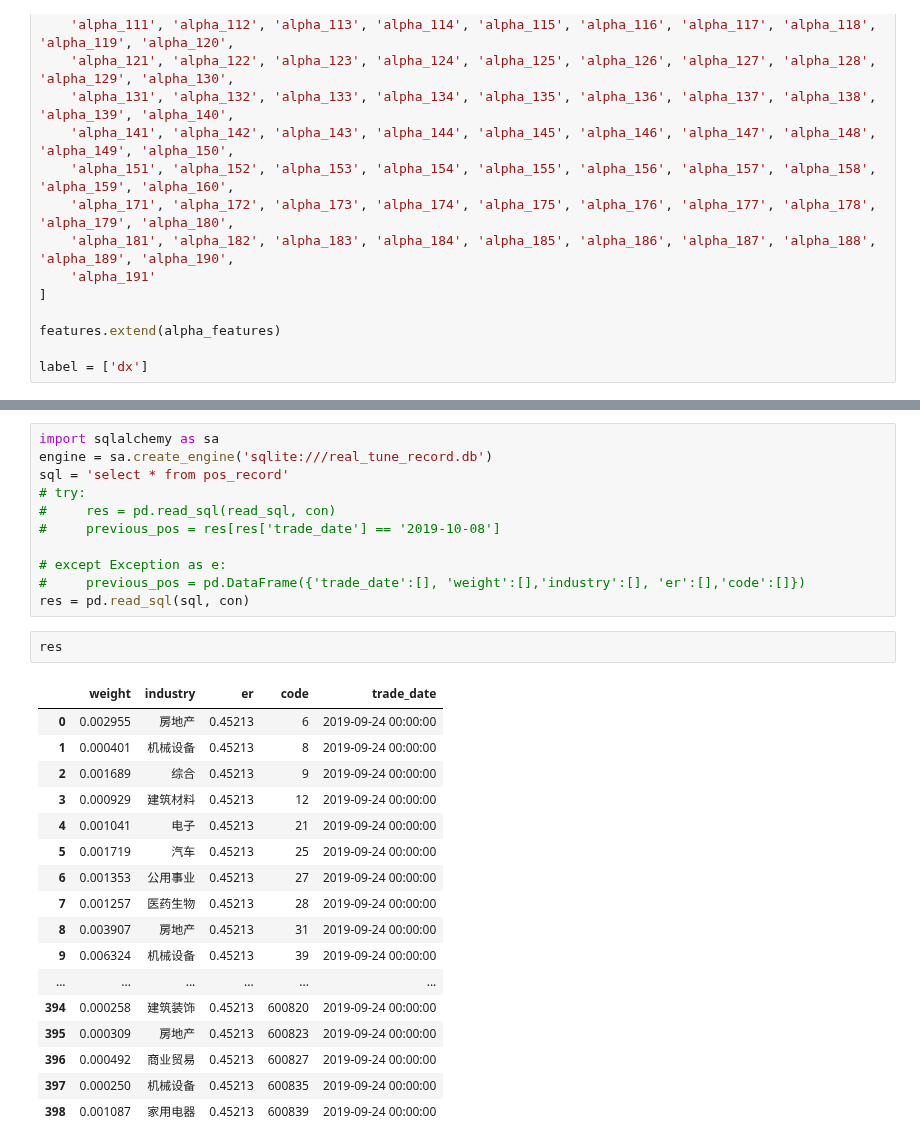
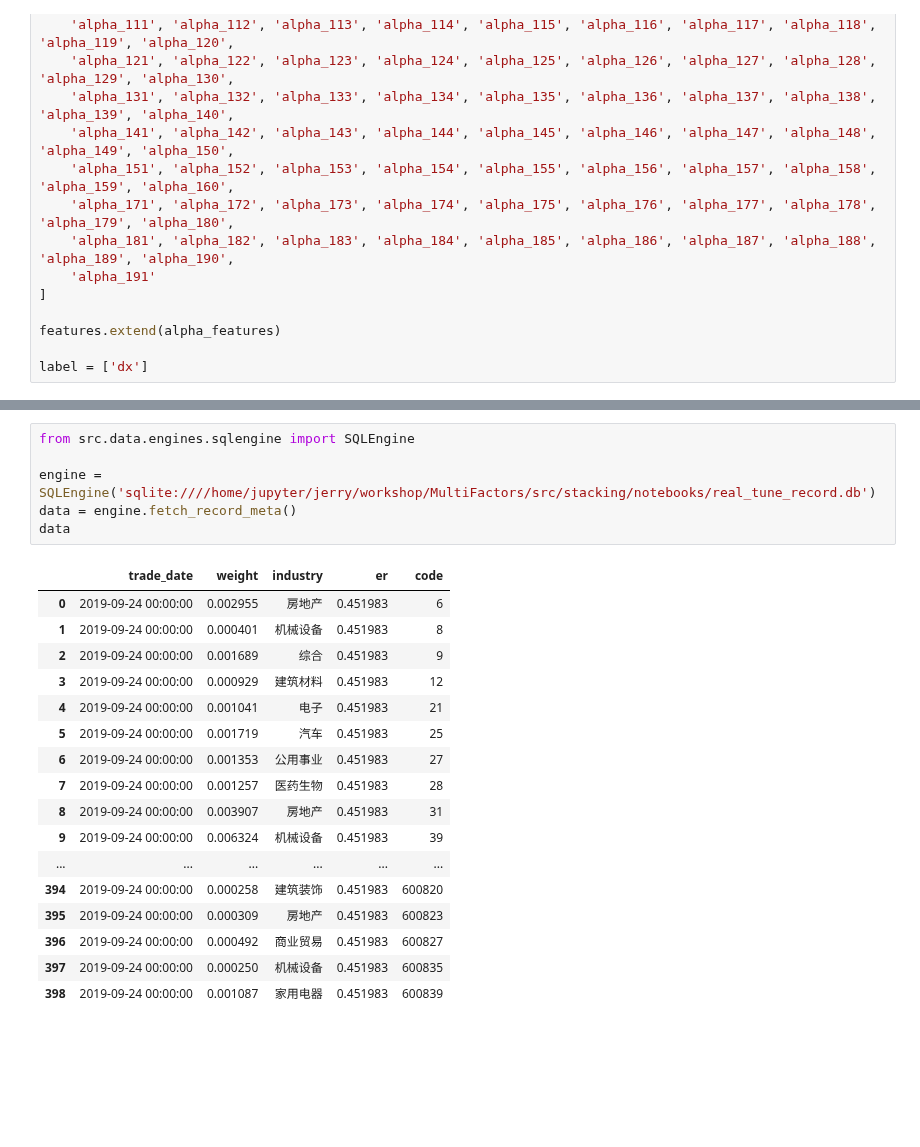
Before and after one commit to STHSF/MultiFactors, a Jupyter notebook: src/stacking/notebooks/run_realtime.ipynb, the cells around one changed output, grey strips where cells are left out. Saved outputs shown, nothing was run; the diff lists cells and outputs as text; blank space fills up the shorter version.

```diff
--- a/src/stacking/notebooks/run_realtime.ipynb
+++ b/src/stacking/notebooks/run_realtime.ipynb
@@ -981,31 +961,24 @@ tune_record.head()
-# %%
-import sqlalchemy as sa
-engine = sa.create_engine('sqlite:///real_tune_record.db')
-sql = 'select * from pos_record'
-# try:
-#     res = pd.read_sql(read_sql, con)
-#     previous_pos = res[res['trade_date'] == '2019-10-08']
-
-# except Exception as e:
-#     previous_pos = pd.DataFrame({'trade_date':[], 'weight':[],'industry':[], 'er':[],'code':[]})
-res = pd.read_sql(sql, con)
-# %%
-res
-# %% [output]
-|  | weight | industry | er | code | trade_date |
-| 0 | 0.002955 | 房地产 | 0.45213 | 6 | 2019-09-24 00:00:00 |
-| 1 | 0.000401 | 机械设备 | 0.45213 | 8 | 2019-09-24 00:00:00 |
-| 2 | 0.001689 | 综合 | 0.45213 | 9 | 2019-09-24 00:00:00 |
-| 3 | 0.000929 | 建筑材料 | 0.45213 | 12 | 2019-09-24 00:00:00 |
-| 4 | 0.001041 | 电子 | 0.45213 | 21 | 2019-09-24 00:00:00 |
-| 5 | 0.001719 | 汽车 | 0.45213 | 25 | 2019-09-24 00:00:00 |
-| 6 | 0.001353 | 公用事业 | 0.45213 | 27 | 2019-09-24 00:00:00 |
-| 7 | 0.001257 | 医药生物 | 0.45213 | 28 | 2019-09-24 00:00:00 |
-| 8 | 0.003907 | 房地产 | 0.45213 | 31 | 2019-09-24 00:00:00 |
-| 9 | 0.006324 | 机械设备 | 0.45213 | 39 | 2019-09-24 00:00:00 |
-| ... | ... | ... | ... | ... | ... |
-| 394 | 0.000258 | 建筑装饰 | 0.45213 | 600820 | 2019-09-24 00:00:00 |
-| 395 | 0.000309 | 房地产 | 0.45213 | 600823 | 2019-09-24 00:00:00 |
-| 396 | 0.000492 | 商业贸易 | 0.45213 | 600827 | 2019-09-24 00:00:00 |
-| 397 | 0.000250 | 机械设备 | 0.45213 | 600835 | 2019-09-24 00:00:00 |
-| 398 | 0.001087 | 家用电器 | 0.45213 | 600839 | 2019-09-24 00:00:00 |
+# %%
+from src.data.engines.sqlengine import SQLEngine
+
+engine = SQLEngine('sqlite:////home/jupyter/jerry/workshop/MultiFactors/src/stacking/notebooks/real_tune_record.db')
+data = engine.fetch_record_meta()
+data
+# %% [output]
+|  | trade_date | weight | industry | er | code |
+| 0 | 2019-09-24 00:00:00 | 0.002955 | 房地产 | 0.451983 | 6 |
+| 1 | 2019-09-24 00:00:00 | 0.000401 | 机械设备 | 0.451983 | 8 |
+| 2 | 2019-09-24 00:00:00 | 0.001689 | 综合 | 0.451983 | 9 |
+| 3 | 2019-09-24 00:00:00 | 0.000929 | 建筑材料 | 0.451983 | 12 |
+| 4 | 2019-09-24 00:00:00 | 0.001041 | 电子 | 0.451983 | 21 |
+| 5 | 2019-09-24 00:00:00 | 0.001719 | 汽车 | 0.451983 | 25 |
+| 6 | 2019-09-24 00:00:00 | 0.001353 | 公用事业 | 0.451983 | 27 |
+| 7 | 2019-09-24 00:00:00 | 0.001257 | 医药生物 | 0.451983 | 28 |
+| 8 | 2019-09-24 00:00:00 | 0.003907 | 房地产 | 0.451983 | 31 |
+| 9 | 2019-09-24 00:00:00 | 0.006324 | 机械设备 | 0.451983 | 39 |
+| ... | ... | ... | ... | ... | ... |
+| 394 | 2019-09-24 00:00:00 | 0.000258 | 建筑装饰 | 0.451983 | 600820 |
+| 395 | 2019-09-24 00:00:00 | 0.000309 | 房地产 | 0.451983 | 600823 |
+| 396 | 2019-09-24 00:00:00 | 0.000492 | 商业贸易 | 0.451983 | 600827 |
+| 397 | 2019-09-24 00:00:00 | 0.000250 | 机械设备 | 0.451983 | 600835 |
+| 398 | 2019-09-24 00:00:00 | 0.001087 | 家用电器 | 0.451983 | 600839 |
```
Also changed, not shown: parts of 13 cells of this notebook.
